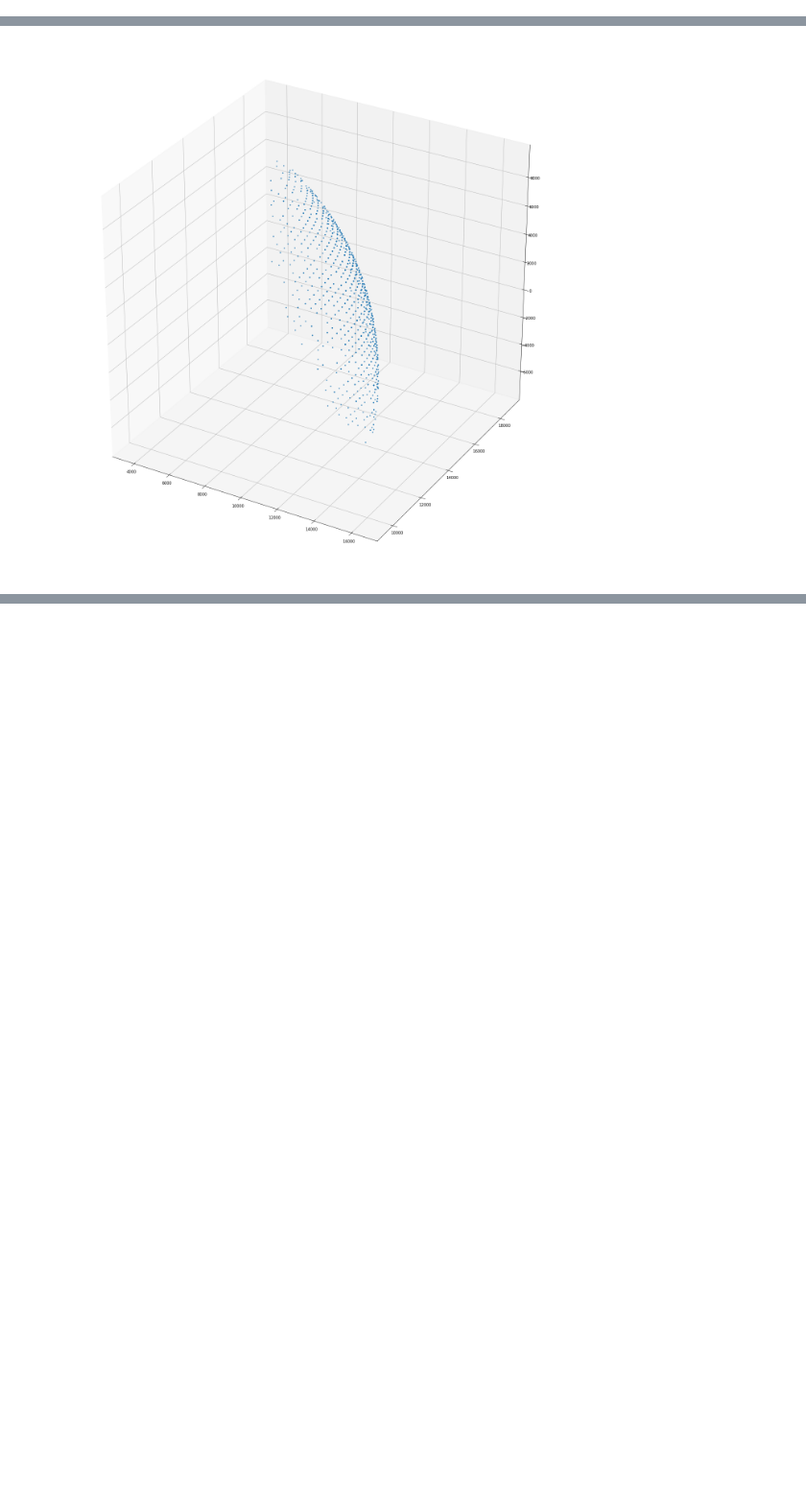
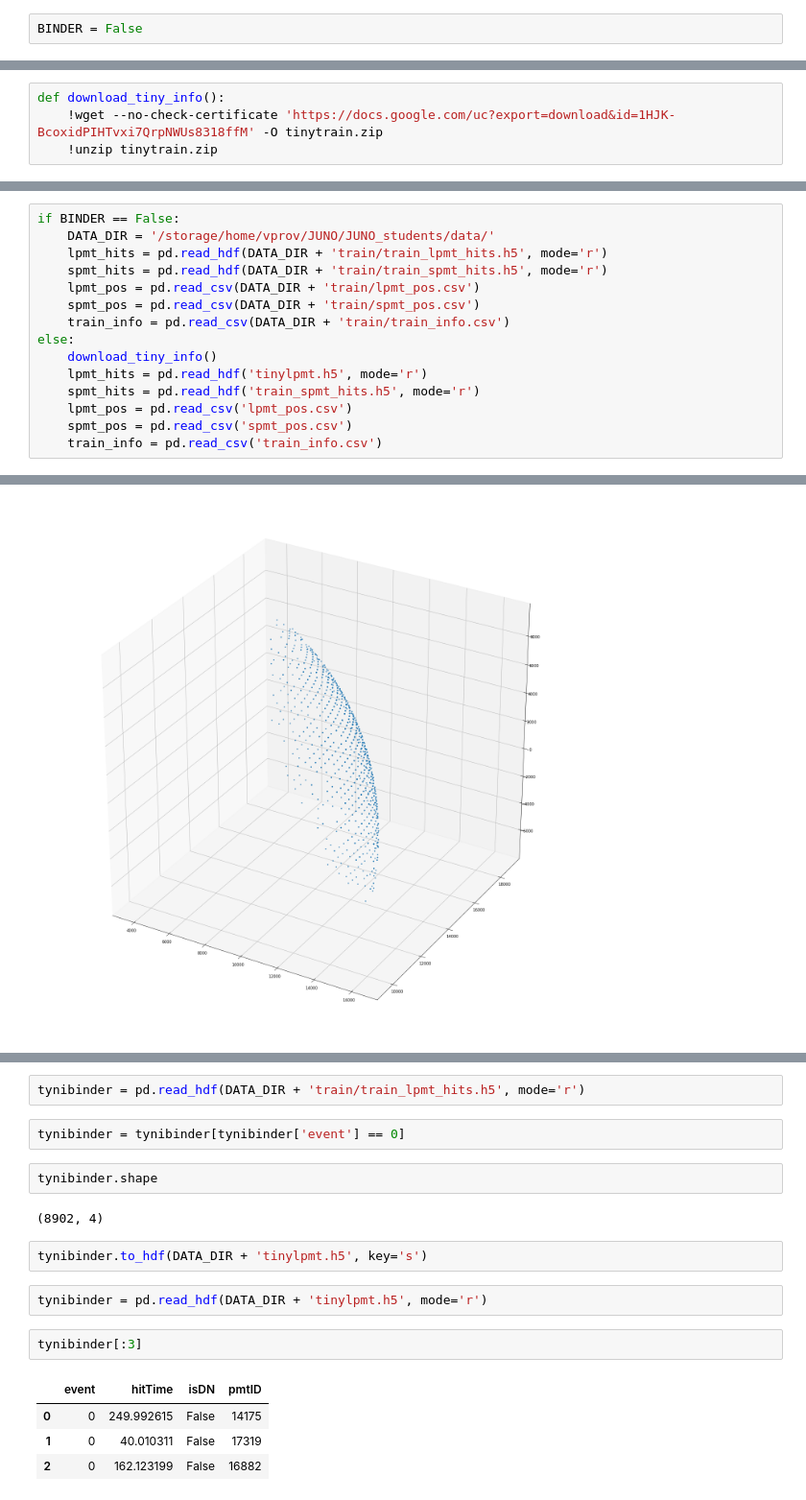
Before and after one commit to VProv/JUNO, a Jupyter notebook: notebooks/EDA.ipynb, the cells around one changed output, grey strips where cells are left out. Shown at 96% size. Cells and saved outputs as stored; diff of their text form; blank space fills up the shorter version.

```diff
--- a/notebooks/EDA.ipynb
+++ b/notebooks/EDA.ipynb
@@ -19,2 +21,4 @@ import ipywidgets as widgets
+# %%
+BINDER = False
 # %%
 from tqdm import tqdm_notebook
@@ -27,0 +25,4 @@ spmt_pos = pd.read_csv(DATA_DIR + 'train/spmt_pos.csv')
+# %%
+def download_tiny_info():
+    !wget --no-check-certificate 'https://docs.google.com/uc?export=download&id=1HJK-BcoxidPIHTvxi7QrpNWUs8318ffM' -O tinytrain.zip
+    !unzip tinytrain.zip
@@ -28,3 +48,18 @@ spmt_pos = pd.read_csv(DATA_DIR + 'train/spmt_pos.csv')
+# %%
+if BINDER == False:
+    DATA_DIR = '/storage/home/vprov/JUNO/JUNO_students/data/'
+    lpmt_hits = pd.read_hdf(DATA_DIR + 'train/train_lpmt_hits.h5', mode='r')
+    spmt_hits = pd.read_hdf(DATA_DIR + 'train/train_spmt_hits.h5', mode='r')
+    lpmt_pos = pd.read_csv(DATA_DIR + 'train/lpmt_pos.csv')
+    spmt_pos = pd.read_csv(DATA_DIR + 'train/spmt_pos.csv')
+    train_info = pd.read_csv(DATA_DIR + 'train/train_info.csv')
+else:
+    download_tiny_info()
+    lpmt_hits = pd.read_hdf('tinylpmt.h5', mode='r')
+    spmt_hits = pd.read_hdf('train_spmt_hits.h5', mode='r')
+    lpmt_pos = pd.read_csv('lpmt_pos.csv')
+    spmt_pos = pd.read_csv('spmt_pos.csv')
+    train_info = pd.read_csv('train_info.csv')
 # %%
 train_info = pd.read_csv(DATA_DIR + 'train/train_info.csv')
 # %%
@@ -317,0 +355,19 @@ ax.scatter(x[:first_n], y[:first_n], z[:first_n], marker='o', s=5, alpha=0.7)
+# %%
+tynibinder = pd.read_hdf(DATA_DIR + 'train/train_lpmt_hits.h5', mode='r')
+# %%
+tynibinder = tynibinder[tynibinder['event'] == 0]
+# %%
+tynibinder.shape
+# %% [output]
+(8902, 4)
+# %%
+tynibinder.to_hdf(DATA_DIR + 'tinylpmt.h5', key='s')
+# %%
+tynibinder = pd.read_hdf(DATA_DIR + 'tinylpmt.h5', mode='r')
+# %%
+tynibinder[:3]
+# %% [output]
+|  | event | hitTime | isDN | pmtID |
+| 0 | 0 | 249.992615 | False | 14175 |
+| 1 | 0 | 40.010311 | False | 17319 |
+| 2 | 0 | 162.123199 | False | 16882 |
```
Also changed, not shown: parts of 7 cells of this notebook.
